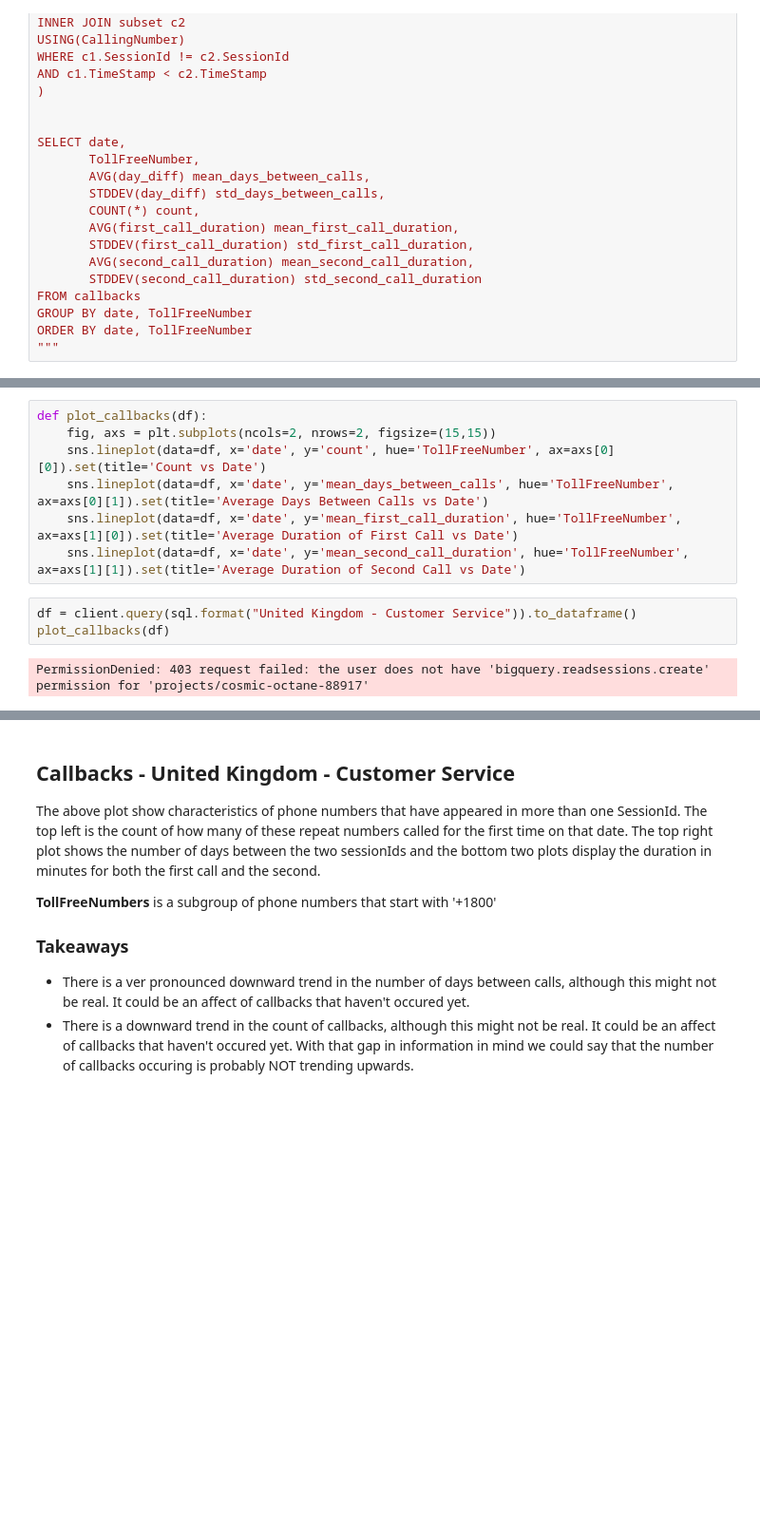
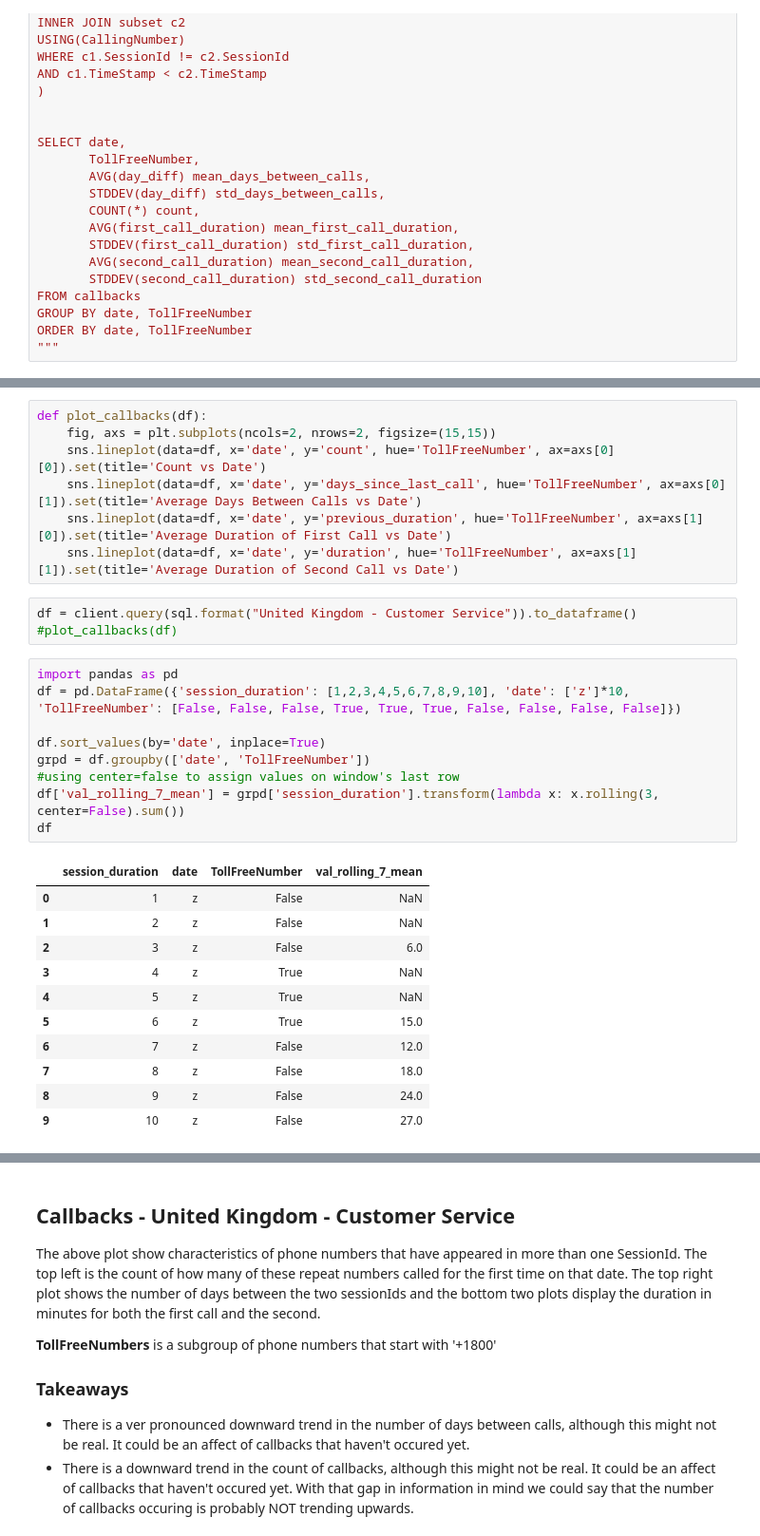
Before and after one commit to krapes/analysis_modules, a Jupyter notebook: development/Callbacks.ipynb, the cells around one changed output, grey strips where cells are left out. Shown at 95% size. Saved outputs shown, nothing was run; the diff lists cells and outputs as text; blank space fills up the shorter version.

```diff
--- a/development/Callbacks.ipynb
+++ b/development/Callbacks.ipynb
@@ -65,11 +225,30 @@ ORDER BY date, TollFreeNumber
 def plot_callbacks(df):
     fig, axs = plt.subplots(ncols=2, nrows=2, figsize=(15,15))
     sns.lineplot(data=df, x='date', y='count', hue='TollFreeNumber', ax=axs[0][0]).set(title='Count vs Date')
-    sns.lineplot(data=df, x='date', y='mean_days_between_calls', hue='TollFreeNumber', ax=axs[0][1]).set(title='Average Days Between Calls vs Date')
-    sns.lineplot(data=df, x='date', y='mean_first_call_duration', hue='TollFreeNumber', ax=axs[1][0]).set(title='Average Duration of First Call vs Date')
-    sns.lineplot(data=df, x='date', y='mean_second_call_duration', hue='TollFreeNumber', ax=axs[1][1]).set(title='Average Duration of Second Call vs Date')
+    sns.lineplot(data=df, x='date', y='days_since_last_call', hue='TollFreeNumber', ax=axs[0][1]).set(title='Average Days Between Calls vs Date')
+    sns.lineplot(data=df, x='date', y='previous_duration', hue='TollFreeNumber', ax=axs[1][0]).set(title='Average Duration of First Call vs Date')
+    sns.lineplot(data=df, x='date', y='duration', hue='TollFreeNumber', ax=axs[1][1]).set(title='Average Duration of Second Call vs Date')
 # %%
 df = client.query(sql.format("United Kingdom - Customer Service")).to_dataframe()
-plot_callbacks(df)
+#plot_callbacks(df)
-# %% [output]
-PermissionDenied: 403 request failed: the user does not have 'bigquery.readsessions.create' permission for 'projects/cosmic-octane-88917'
+# %%
+import pandas as pd
+df = pd.DataFrame({'session_duration': [1,2,3,4,5,6,7,8,9,10], 'date': ['z']*10, 'TollFreeNumber': [False, False, False, True, True, True, False, False, False, False]})
+
+df.sort_values(by='date', inplace=True)
+grpd = df.groupby(['date', 'TollFreeNumber'])
+#using center=false to assign values on window's last row
+df['val_rolling_7_mean'] = grpd['session_duration'].transform(lambda x: x.rolling(3, center=False).sum())
+df
+# %% [output]
+|  | session_duration | date | TollFreeNumber | val_rolling_7_mean |
+| 0 | 1 | z | False | NaN |
+| 1 | 2 | z | False | NaN |
+| 2 | 3 | z | False | 6.0 |
+| 3 | 4 | z | True | NaN |
+| 4 | 5 | z | True | NaN |
+| 5 | 6 | z | True | 15.0 |
+| 6 | 7 | z | False | 12.0 |
+| 7 | 8 | z | False | 18.0 |
+| 8 | 9 | z | False | 24.0 |
+| 9 | 10 | z | False | 27.0 |
```
Also changed, not shown: parts of 13 cells of this notebook.
